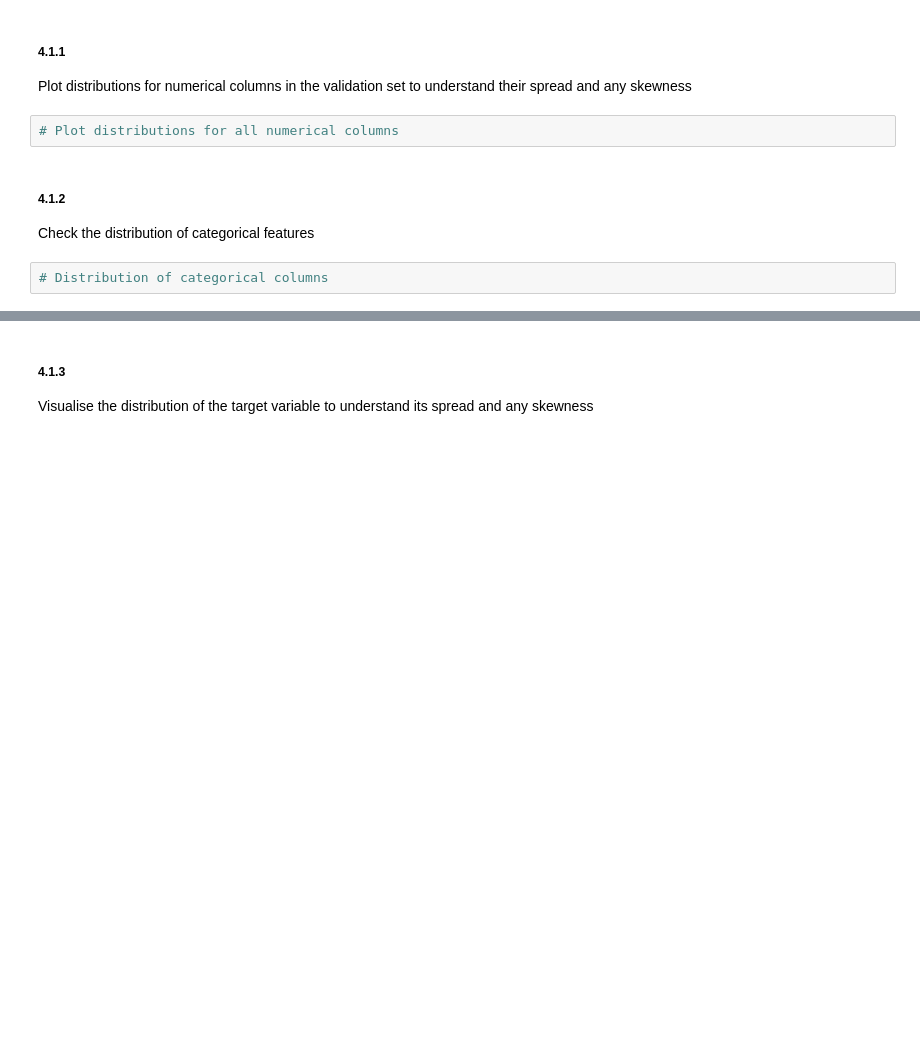
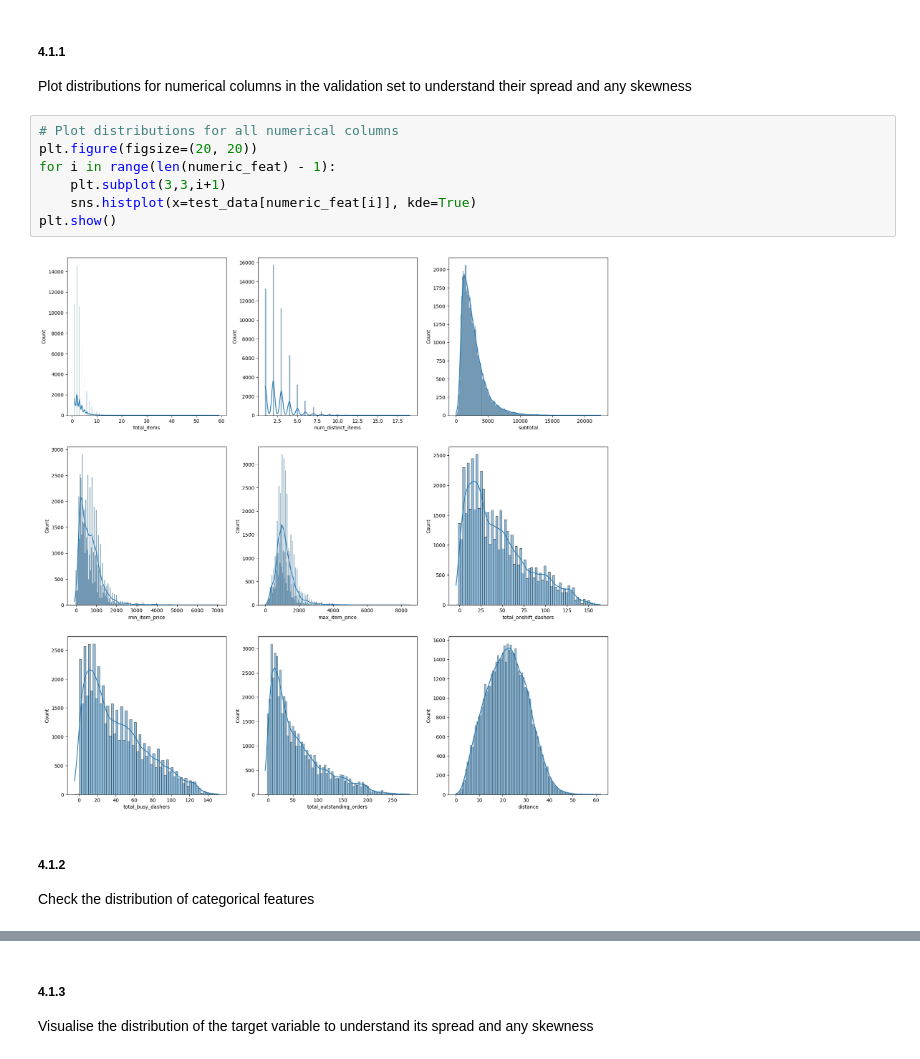
Before and after one commit to avanindra3/LR_Delivery_Time_Prediction, a Jupyter notebook: LR_Delivery_Time_Estimation_Starter_1.ipynb, the cells around one changed output, grey strips where cells are left out. Drawn from its saved outputs; the diff is of its cells as text; blank space fills up the shorter version.

```diff
--- a/LR_Delivery_Time_Estimation_Starter_1.ipynb
+++ b/LR_Delivery_Time_Estimation_Starter_1.ipynb
@@ -495,10 +500,15 @@ Optionally, perform EDA on test data to see if the distribution match with the t
 # %% [markdown]
 ##### **4.1.1**
 Plot distributions for numerical columns in the validation set to understand their spread and any skewness
-# %%
-# Plot distributions for all numerical columns
+# %%
+# Plot distributions for all numerical columns
+plt.figure(figsize=(20, 20))
+for i in range(len(numeric_feat) - 1):
+    plt.subplot(3,3,i+1)
+    sns.histplot(x=test_data[numeric_feat[i]], kde=True)
+plt.show()
+# %% [output]
+[figure, added]
 # %% [markdown]
 ##### **4.1.2**
 Check the distribution of categorical features
-# %%
-# Distribution of categorical columns
```
Also changed, not shown: parts of 9 cells of this notebook.
